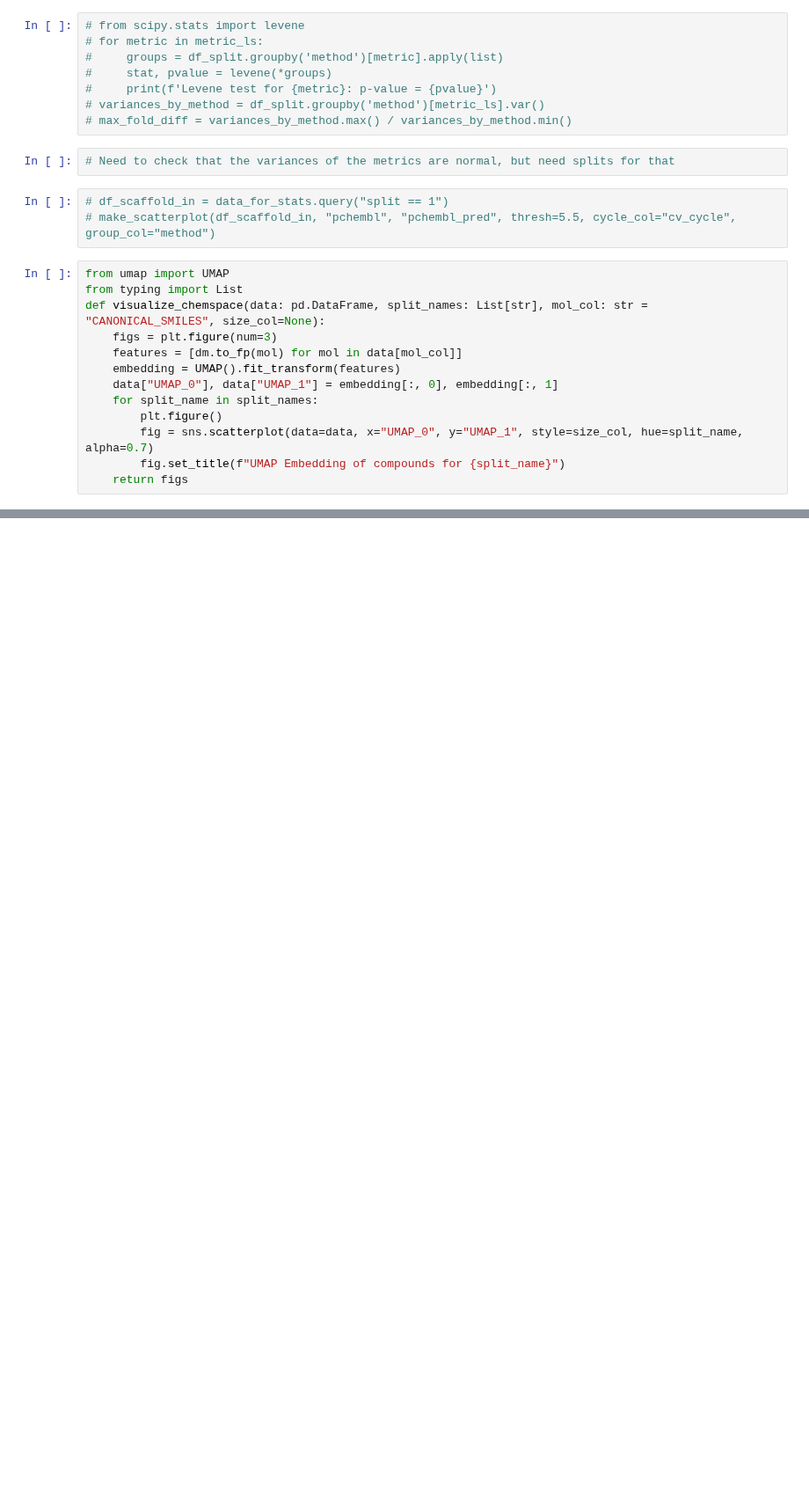
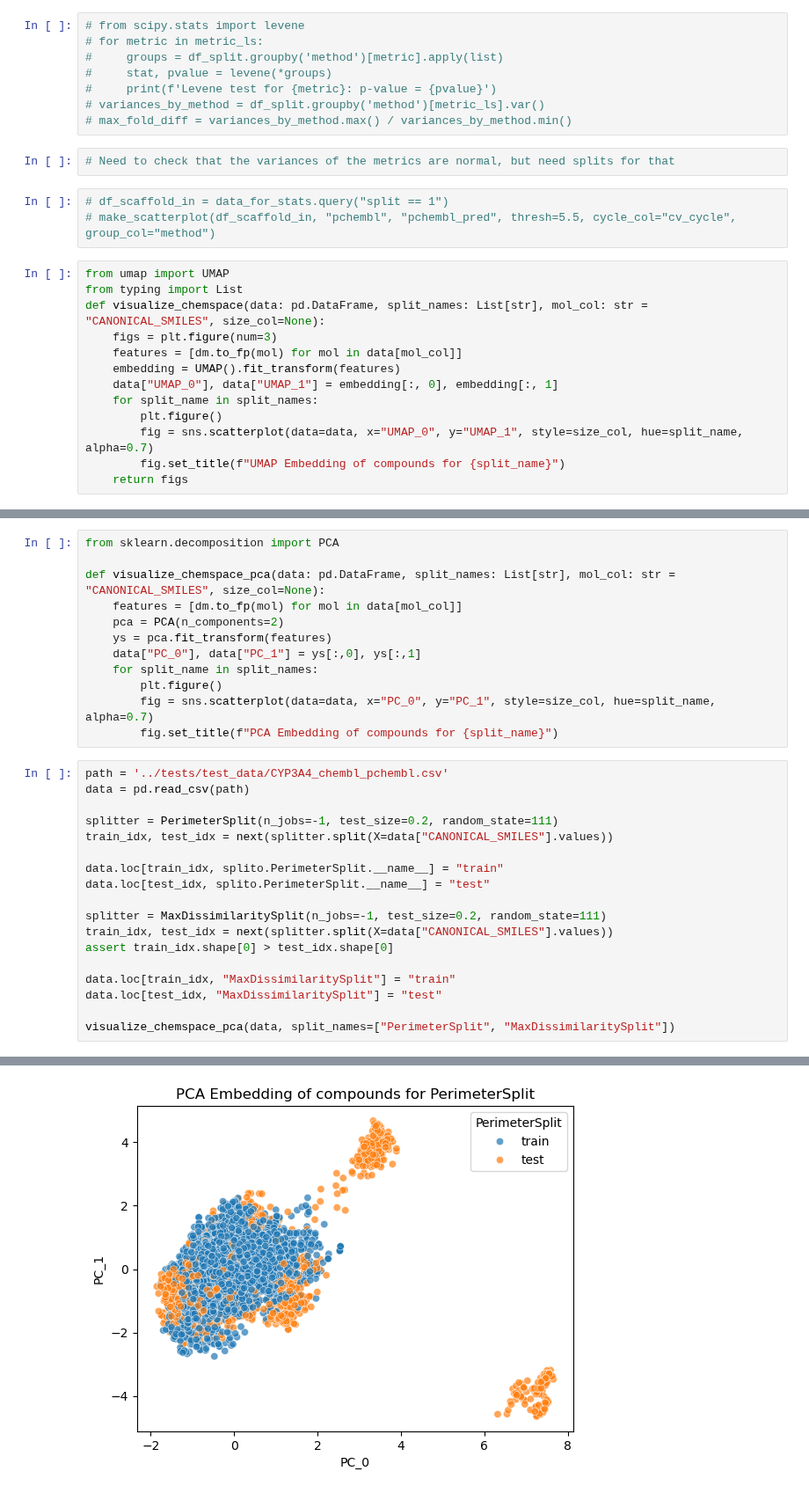
Before and after one commit to OpenADMET/openadmet-models, a Jupyter notebook: openadmet_models/notebooks/minimal_lgbm_regressor.ipynb, the cells around one changed output, grey strips where cells are left out. Shown at 88% size. Drawn from its saved outputs; the diff is of its cells as text; blank space fills up the shorter version.

Commit message:
pca instead of umap for splitting

```diff
--- a/openadmet_models/notebooks/minimal_lgbm_regressor.ipynb
+++ b/openadmet_models/notebooks/minimal_lgbm_regressor.ipynb
@@ -341,0 +342,31 @@ visualize_chemspace(data, split_names=["PerimeterSplit", "MaxDissimilaritySplit"
+# %%
+from sklearn.decomposition import PCA
+
+def visualize_chemspace_pca(data: pd.DataFrame, split_names: List[str], mol_col: str = "CANONICAL_SMILES", size_col=None):
+    features = [dm.to_fp(mol) for mol in data[mol_col]]
+    pca = PCA(n_components=2)
+    ys = pca.fit_transform(features)
+    data["PC_0"], data["PC_1"] = ys[:,0], ys[:,1]
+    for split_name in split_names:
+        plt.figure()
+        fig = sns.scatterplot(data=data, x="PC_0", y="PC_1", style=size_col, hue=split_name, alpha=0.7)
+        fig.set_title(f"PCA Embedding of compounds for {split_name}")
+# %%
+path = '../tests/test_data/CYP3A4_chembl_pchembl.csv'
+data = pd.read_csv(path)
+
+splitter = PerimeterSplit(n_jobs=-1, test_size=0.2, random_state=111)
+train_idx, test_idx = next(splitter.split(X=data["CANONICAL_SMILES"].values))
+
+data.loc[train_idx, splito.PerimeterSplit.__name__] = "train"
+data.loc[test_idx, splito.PerimeterSplit.__name__] = "test"
+
+splitter = MaxDissimilaritySplit(n_jobs=-1, test_size=0.2, random_state=111)
+train_idx, test_idx = next(splitter.split(X=data["CANONICAL_SMILES"].values))
+assert train_idx.shape[0] > test_idx.shape[0]
+
+data.loc[train_idx, "MaxDissimilaritySplit"] = "train"
+data.loc[test_idx, "MaxDissimilaritySplit"] = "test"
+
+visualize_chemspace_pca(data, split_names=["PerimeterSplit", "MaxDissimilaritySplit"])
+# %% [output]
@@ -341,0 +375 @@ visualize_chemspace(data, split_names=["PerimeterSplit", "MaxDissimilaritySplit"
+[figure, added]
```
Also changed, not shown: parts of 9 cells of this notebook.
